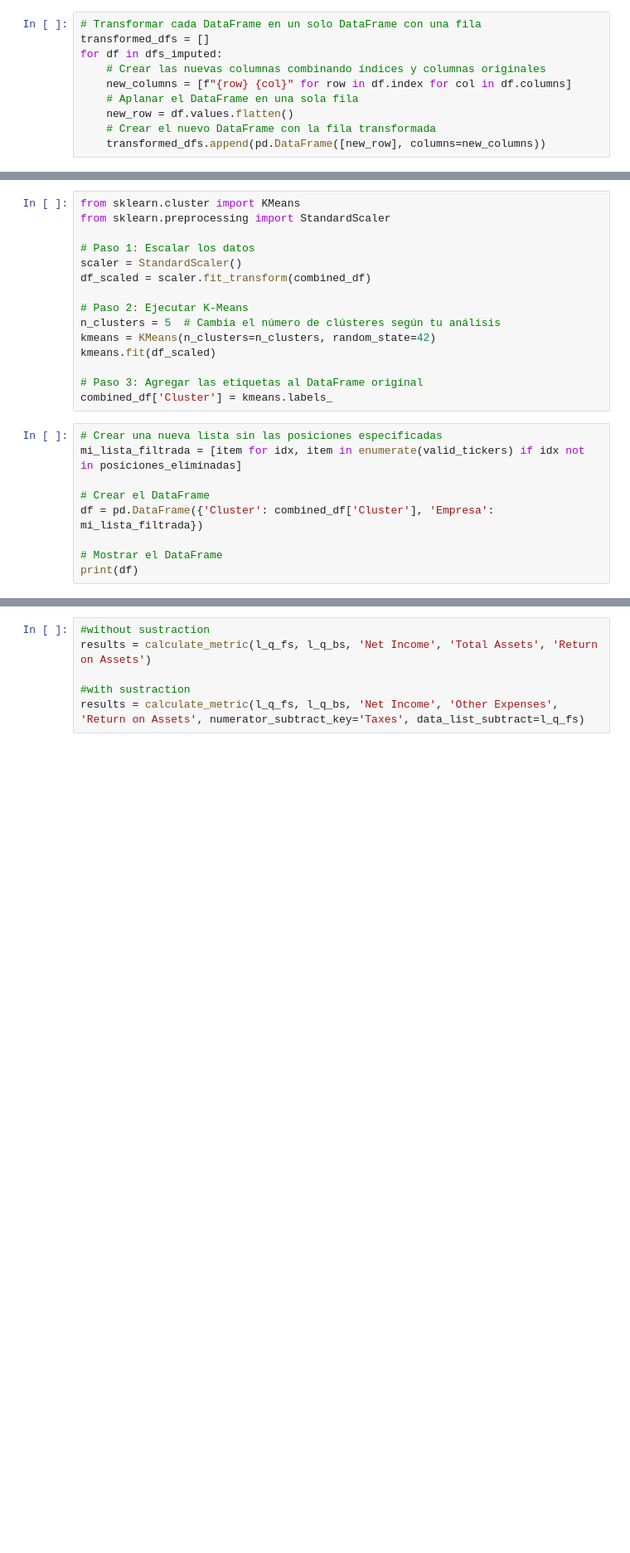
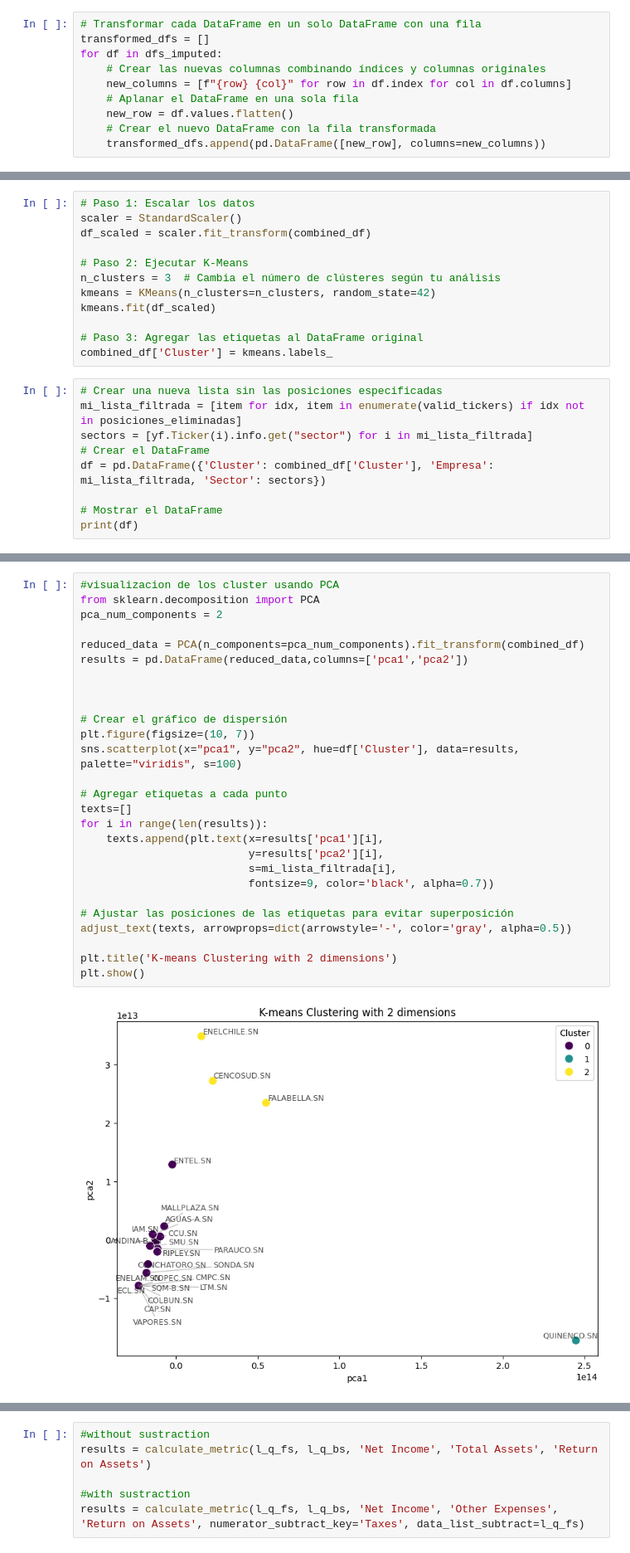
Before and after one commit to pabliacci/Finance-python, a Jupyter notebook: IPSA_data_analisis.ipynb, the cells around one changed output, grey strips where cells are left out. Shown: that part at 83% size. Drawn from its saved outputs; the diff is of its cells as text; blank space fills up the shorter version.

```diff
--- a/IPSA_data_analisis.ipynb
+++ b/IPSA_data_analisis.ipynb
@@ -575,13 +627,10 @@ print(combined_df.iloc[:, :2])
 # %%
-from sklearn.cluster import KMeans
-from sklearn.preprocessing import StandardScaler
-
 # Paso 1: Escalar los datos
 scaler = StandardScaler()
 df_scaled = scaler.fit_transform(combined_df)
 
 # Paso 2: Ejecutar K-Means
-n_clusters = 5  # Cambia el número de clústeres según tu análisis
+n_clusters = 3  # Cambia el número de clústeres según tu análisis
 kmeans = KMeans(n_clusters=n_clusters, random_state=42)
 kmeans.fit(df_scaled)
 
@@ -590,9 +639,9 @@ combined_df['Cluster'] = kmeans.labels_
 # %%
 # Crear una nueva lista sin las posiciones especificadas
 mi_lista_filtrada = [item for idx, item in enumerate(valid_tickers) if idx not in posiciones_eliminadas]
-
+sectors = [yf.Ticker(i).info.get("sector") for i in mi_lista_filtrada]
 # Crear el DataFrame
-df = pd.DataFrame({'Cluster': combined_df['Cluster'], 'Empresa': mi_lista_filtrada})
+df = pd.DataFrame({'Cluster': combined_df['Cluster'], 'Empresa': mi_lista_filtrada, 'Sector': sectors})
 
 # Mostrar el DataFrame
 print(df)
@@ -616,0 +684,29 @@ print(df)
+# %%
+#visualizacion de los cluster usando PCA
+from sklearn.decomposition import PCA
+pca_num_components = 2
+
+reduced_data = PCA(n_components=pca_num_components).fit_transform(combined_df)
+results = pd.DataFrame(reduced_data,columns=['pca1','pca2'])
+
+
+
+# Crear el gráfico de dispersión
+plt.figure(figsize=(10, 7))
+sns.scatterplot(x="pca1", y="pca2", hue=df['Cluster'], data=results, palette="viridis", s=100)
+
+# Agregar etiquetas a cada punto
+texts=[]
+for i in range(len(results)):
+    texts.append(plt.text(x=results['pca1'][i],
+                          y=results['pca2'][i],
+                          s=mi_lista_filtrada[i],
+                          fontsize=9, color='black', alpha=0.7))
+
+# Ajustar las posiciones de las etiquetas para evitar superposición
+adjust_text(texts, arrowprops=dict(arrowstyle='-', color='gray', alpha=0.5))
+
+plt.title('K-means Clustering with 2 dimensions')
+plt.show()
+# %% [output]
+[figure, added]
```
Also changed, not shown: parts of 12 cells of this notebook.
